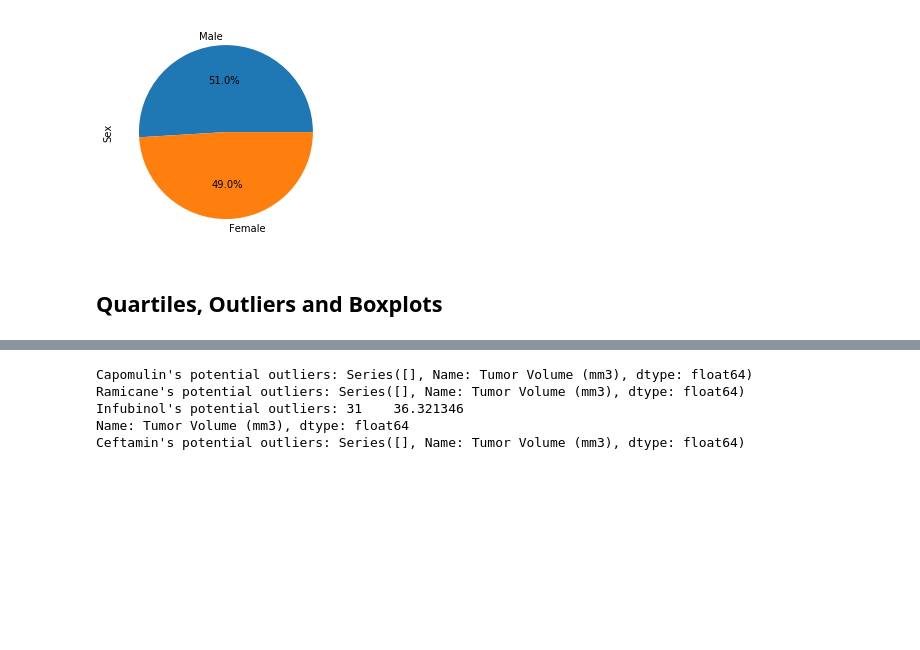
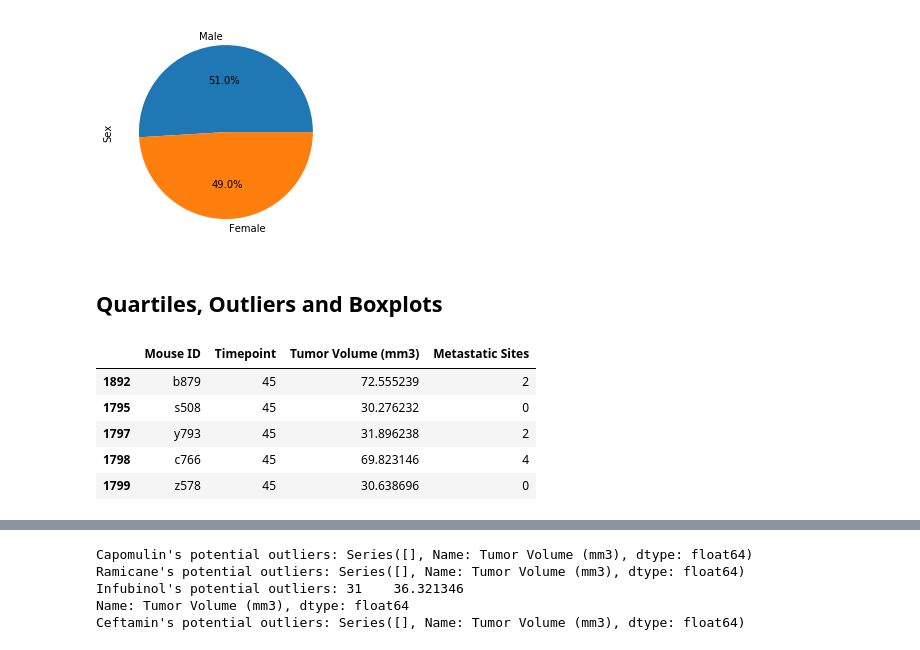
Before and after one commit to itanalytics/matplotlib-challenge, a Jupyter notebook: pymaceuticals_starter.ipynb, the cells around one changed output, grey strips where cells are left out. Cells and saved outputs as stored; diff of their text form; code cells hidden in the pictures; blank space fills up the shorter version.

```diff
--- a/pymaceuticals_starter.ipynb
+++ b/pymaceuticals_starter.ipynb
@@ -175,6 +178,15 @@ array([922, 958], dtype=int64)
 [figure]
 # %% [markdown]
 ## Quartiles, Outliers and Boxplots
+# %%
+study_results.head()
+# %% [output]
+|  | Mouse ID | Timepoint | Tumor Volume (mm3) | Metastatic Sites |
+| 1892 | b879 | 45 | 72.555239 | 2 |
+| 1795 | s508 | 45 | 30.276232 | 0 |
+| 1797 | y793 | 45 | 31.896238 | 2 |
+| 1798 | c766 | 45 | 69.823146 | 4 |
+| 1799 | z578 | 45 | 30.638696 | 0 |
 # %%
 # Calculate the final tumor volume of each mouse across four of the treatment regimens:
 # Capomulin, Ramicane, Infubinol, and Ceftamin
```
Also changed, not shown: parts of 4 cells of this notebook.
